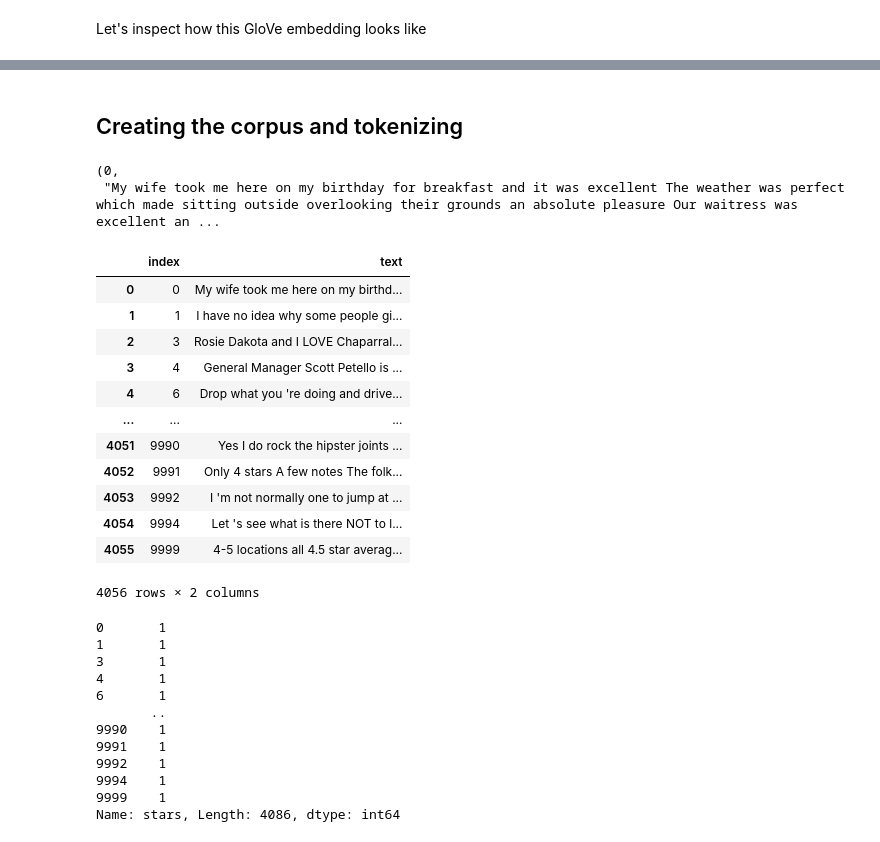
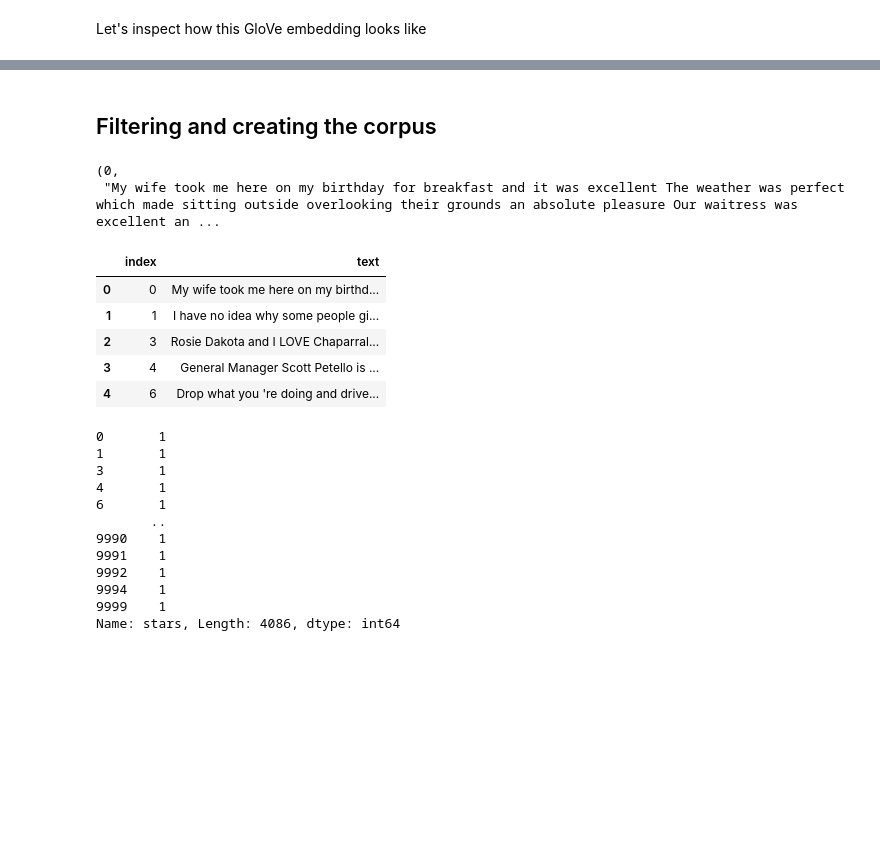
Before and after one commit to axel-sirota/tf-dev-nlp, a Jupyter notebook: module3/TF_Developer_NLP_Module3_Demo2_Analysing_Sentiment_With_GloVe.ipynb, the cells around one changed output, grey strips where cells are left out. Saved outputs shown, nothing was run; the diff lists cells and outputs as text; code cells hidden in the pictures; blank space fills up the shorter version.

```diff
--- a/module3/TF_Developer_NLP_Module3_Demo2_Analysing_Sentiment_With_GloVe.ipynb
+++ b/module3/TF_Developer_NLP_Module3_Demo2_Analysing_Sentiment_With_GloVe.ipynb
@@ -73,7 +75,7 @@ set_seeds_and_trace()
 set_session_with_gpus_and_cores()
 warnings.filterwarnings('ignore')
 nltk.download('punkt')
-tokenizer = lambda x: TextBlob(x).words
+textblob_tokenizer = lambda x: TextBlob(x).words
 # %% [output]
 [nltk_data] Downloading package punkt to /root/nltk_data...
 [nltk_data]   Unzipping tokenizers/punkt.zip.
@@ -142,9 +153,9 @@ yelp_best_worst = yelp[(yelp.stars==5) | (yelp.stars==1)]
 X = yelp_best_worst.text
 y = yelp_best_worst.stars.map({1:0, 5:1})
 # %% [markdown]
-## Creating the corpus and tokenizing
+## Filtering and creating the corpus
 # %%
-corpus_with_ix = [(ix, ' '.join(TextBlob(sentence).words)) for ix, sentence in X.iteritems() if type(sentence) == str and len(TextBlob(sentence).words) > 3]
+corpus_with_ix = [(ix, ' '.join(textblob_tokenizer(sentence))) for ix, sentence in X.iteritems() if type(sentence) == str and len(textblob_tokenizer(sentence)) > 3]
 # %%
 corpus_with_ix[0]
 # %% [output]
@@ -153,21 +164,14 @@ corpus_with_ix[0]
 # %%
 corpus_df = pd.DataFrame(corpus_with_ix, columns=['index', 'text'])
 # %%
-corpus_df
+corpus_df.head()
 # %% [output]
 |  | index | text |
 | 0 | 0 | My wife took me here on my birthd... |
 | 1 | 1 | I have no idea why some people gi... |
 | 2 | 3 | Rosie Dakota and I LOVE Chaparral... |
 | 3 | 4 | General Manager Scott Petello is ... |
 | 4 | 6 | Drop what you 're doing and drive... |
-| ... | ... | ... |
-| 4051 | 9990 | Yes I do rock the hipster joints ... |
-| 4052 | 9991 | Only 4 stars A few notes The folk... |
-| 4053 | 9992 | I 'm not normally one to jump at ... |
-| 4054 | 9994 | Let 's see what is there NOT to l... |
-| 4055 | 9999 | 4-5 locations all 4.5 star averag... |
-4056 rows × 2 columns
 # %%
 y
 # %% [output]
```
Also changed, not shown: parts of 16 cells of this notebook.
